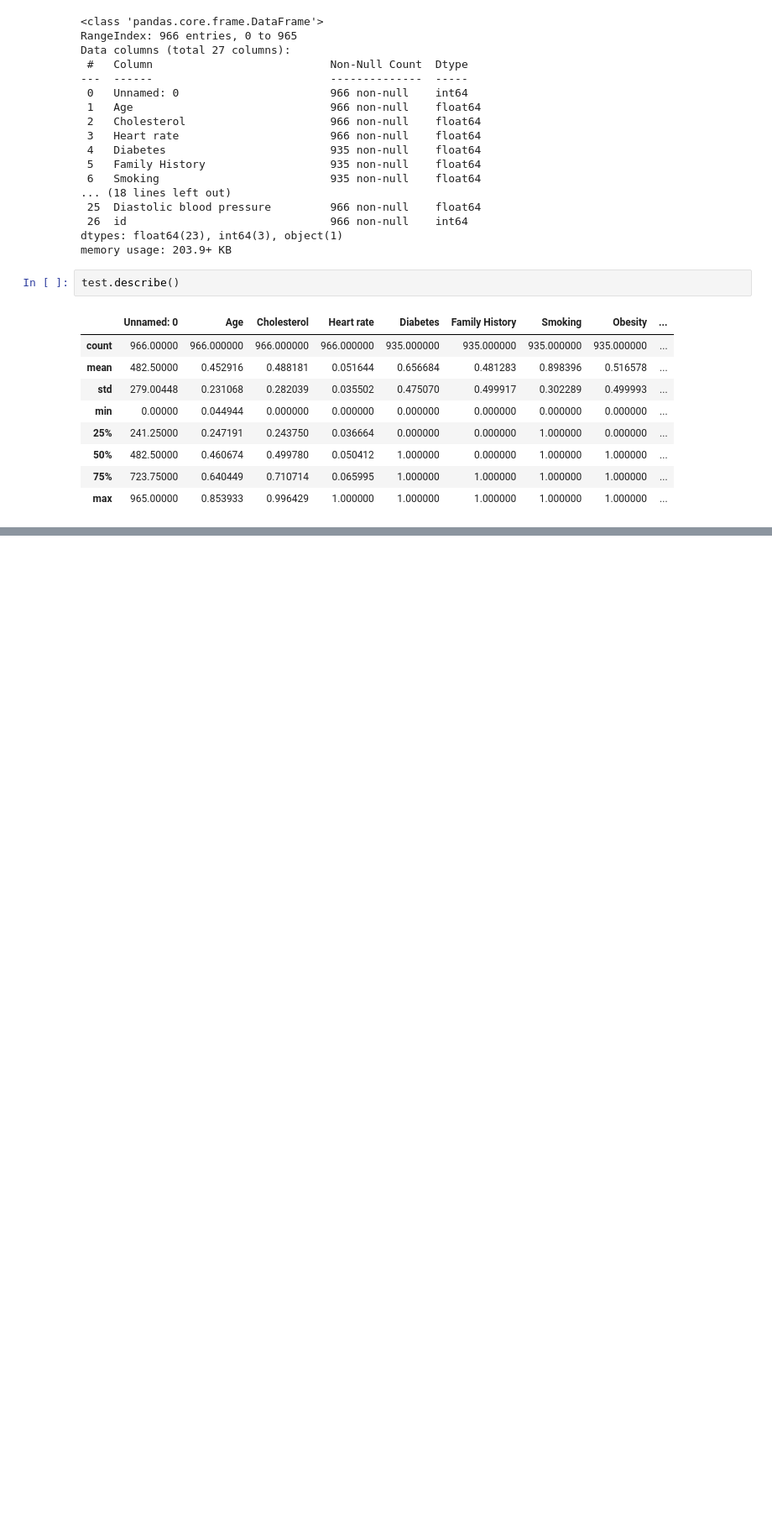
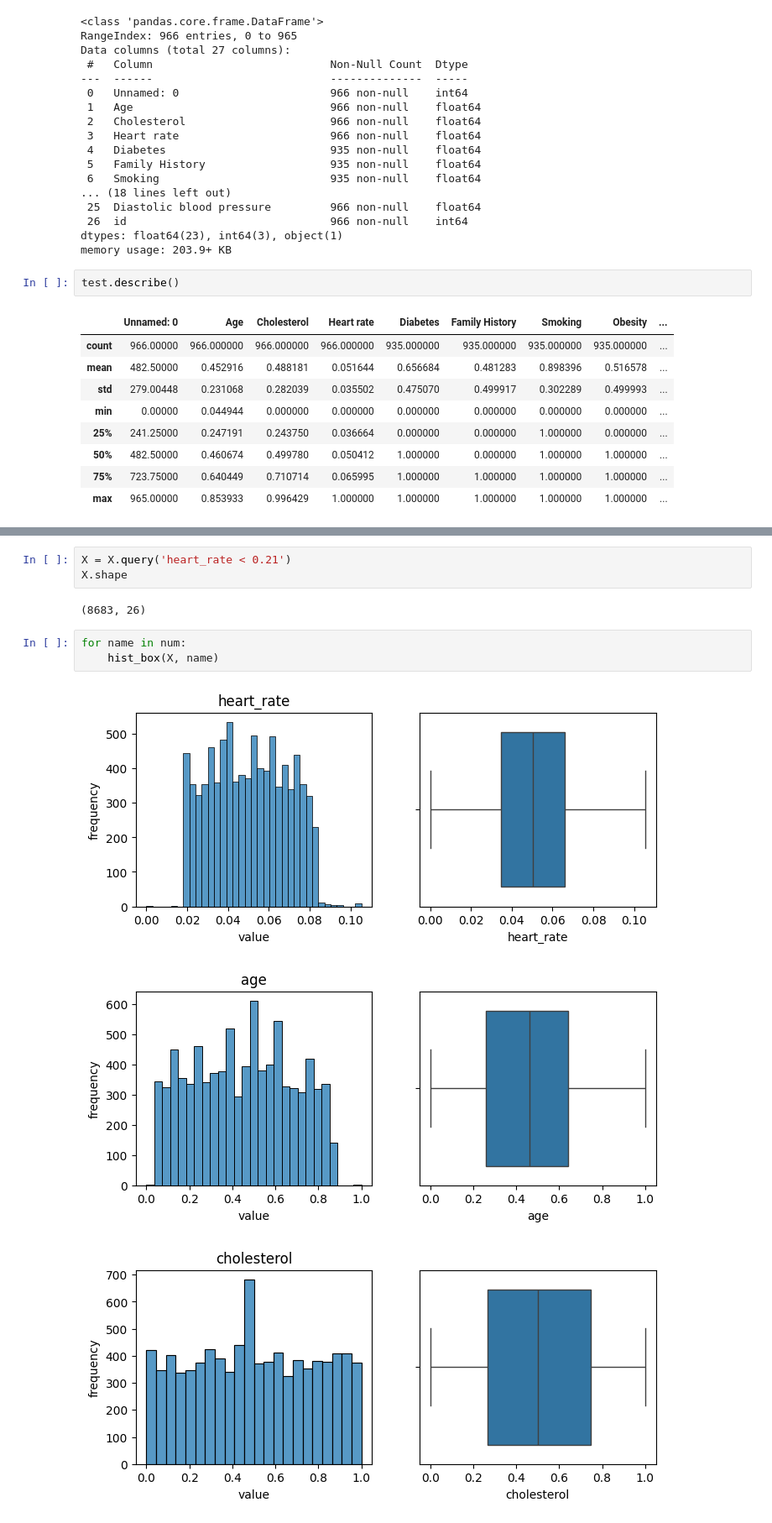
Before and after one commit to slubskiy/heart_risk, a Jupyter notebook: heart_risk.ipynb, the cells around one changed output, grey strips where cells are left out. Shown at 84% size. Saved outputs shown, nothing was run; the diff lists cells and outputs as text; blank space fills up the shorter version.

```diff
--- a/heart_risk.ipynb
+++ b/heart_risk.ipynb
@@ -79,0 +300,12 @@ KeyError: "['Unnamed: 0'] not found in axis"
+# %%
+X = X.query('heart_rate < 0.21')
+X.shape
+# %% [output]
+(8683, 26)
+# %%
+for name in num:
+    hist_box(X, name)
+# %% [output]
+[figure, added]
+[figure, added]
+[figure, added]
```
Also changed, not shown: parts of 27 cells of this notebook.
